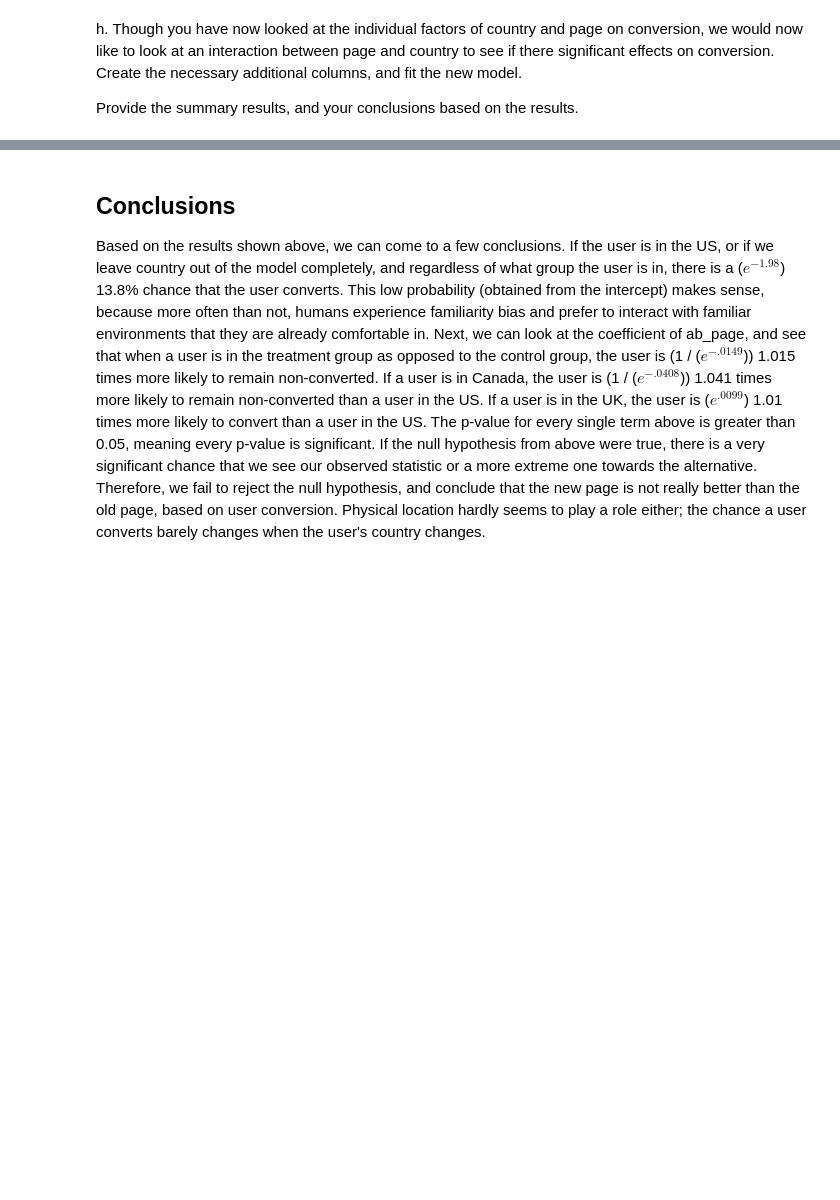
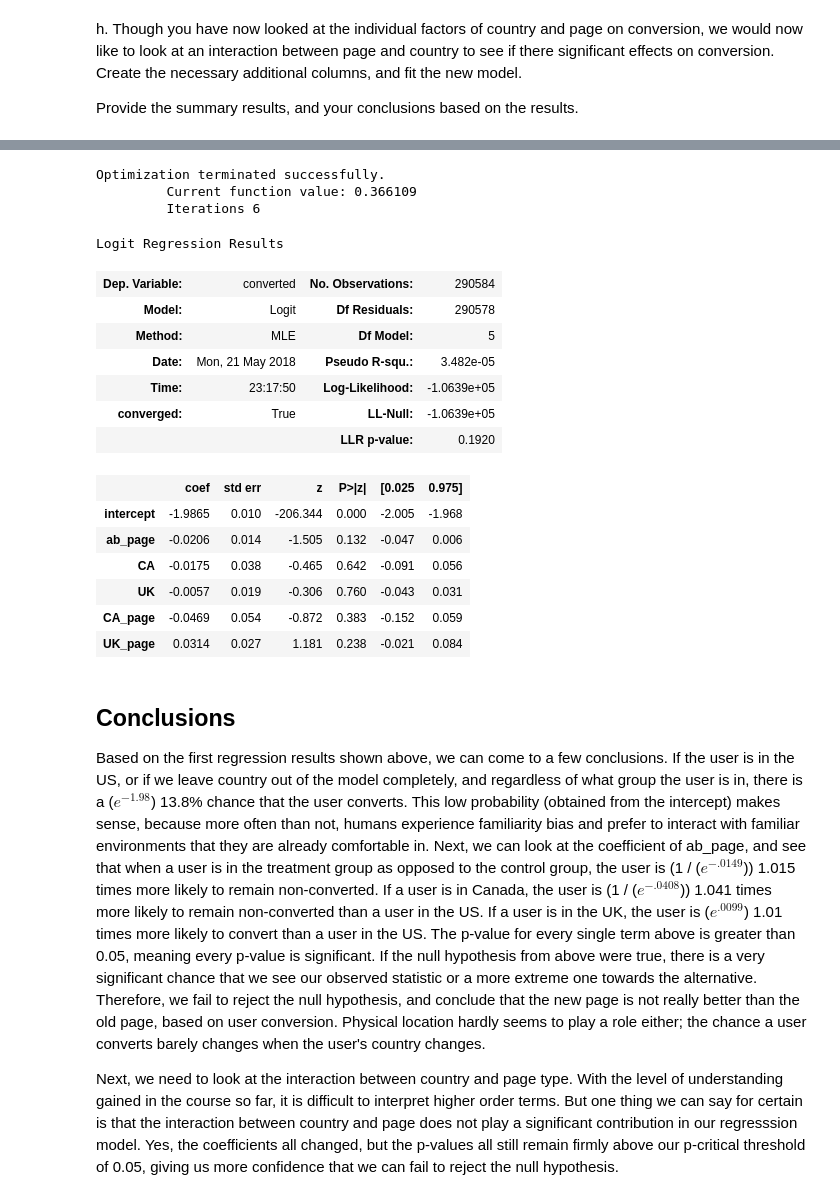
Before and after one commit to sidhantk/analyzing-ab-tests, a Jupyter notebook: Analyze_ab_test_results_notebook.ipynb, the cells around one changed output, grey strips where cells are left out. Cells and saved outputs as stored; diff of their text form; code cells hidden in the pictures; blank space fills up the shorter version.

```diff
--- a/Analyze_ab_test_results_notebook.ipynb
+++ b/Analyze_ab_test_results_notebook.ipynb
@@ -417,8 +417,37 @@ Logit Regression Results
 | ab_page | -0.0149 | 0.011 | -1.307 | 0.191 | -0.037 | 0.007 |
 | CA | -0.0408 | 0.027 | -1.516 | 0.130 | -0.093 | 0.012 |
 | UK | 0.0099 | 0.013 | 0.743 | 0.457 | -0.016 | 0.036 |
+# %%
+### Try the same, but with an interaction between country and page
+df_new['CA_page'] = df_new['CA'] * df_new['ab_page']
+df_new['UK_page'] = df_new['UK'] * df_new['ab_page']
+model = sm.Logit(df_new['converted'], df_new[['intercept', 'ab_page', 'CA', 'UK', 'CA_page', 'UK_page']])
+results = model.fit()
+results.summary()
+# %% [output]
+Optimization terminated successfully.
+         Current function value: 0.366109
+         Iterations 6
+Logit Regression Results
+| Dep. Variable: | converted | No. Observations: | 290584 |
+| Model: | Logit | Df Residuals: | 290578 |
+| Method: | MLE | Df Model: | 5 |
+| Date: | Mon, 21 May 2018 | Pseudo R-squ.: | 3.482e-05 |
+| Time: | 23:17:50 | Log-Likelihood: | -1.0639e+05 |
+| converged: | True | LL-Null: | -1.0639e+05 |
+|  |  | LLR p-value: | 0.1920 |
+|  | coef | std err | z | P>|z| | [0.025 | 0.975] |
+| intercept | -1.9865 | 0.010 | -206.344 | 0.000 | -2.005 | -1.968 |
+| ab_page | -0.0206 | 0.014 | -1.505 | 0.132 | -0.047 | 0.006 |
+| CA | -0.0175 | 0.038 | -0.465 | 0.642 | -0.091 | 0.056 |
+| UK | -0.0057 | 0.019 | -0.306 | 0.760 | -0.043 | 0.031 |
+| CA_page | -0.0469 | 0.054 | -0.872 | 0.383 | -0.152 | 0.059 |
+| UK_page | 0.0314 | 0.027 | 1.181 | 0.238 | -0.021 | 0.084 |
 # %% [markdown]
 <a id='conclusions'></a>
 ## Conclusions
 
-Based on the results shown above, we can come to a few conclusions. If the user is in the US, or if we leave country out of the model completely, and regardless of what group the user is in, there is a ($e^{-1.98}$) 13.8% chance that the user converts. This low probability (obtained from the intercept) makes sense, because more often than not, humans experience familiarity bias and prefer to interact with familiar environments that they are already comfortable in. Next, we can look at the coefficient of ab_page, and see that when a user is in the treatment group as opposed to the control group, the user is (1 / ($e^{-.0149}$)) 1.015 times more likely to remain non-converted. If a user is in Canada, the user is (1 / ($e^{-.0408}$)) 1.041 times more likely to remain non-converted than a user in the US. If a user is in the UK, the user is ($e^{.0099}$) 1.01 times more likely to convert than a user in the US. The p-value for every single term above is greater than 0.05, meaning every p-value is significant. If the null hypothesis from above were true, there is a very significant chance that we see our observed statistic or a more extreme one towards the alternative. Therefore, we fail to reject the null hypothesis, and conclude that the new page is not really better than the old page, based on user conversion. Physical location hardly seems to play a role either; the chance a user converts barely changes when the user's country changes.
+Based on the first regression results shown above, we can come to a few conclusions. If the user is in the US, or if we leave country out of the model completely, and regardless of what group the user is in, there is a ($e^{-1.98}$) 13.8% chance that the user converts. This low probability (obtained from the intercept) makes sense, because more often than not, humans experience familiarity bias and prefer to interact with familiar environments that they are already comfortable in. Next, we can look at the coefficient of ab_page, and see that when a user is in the treatment group as opposed to the control group, the user is (1 / ($e^{-.0149}$)) 1.015 times more likely to remain non-converted. If a user is in Canada, the user is (1 / ($e^{-.0408}$)) 1.041 times more likely to remain non-converted than a user in the US. If a user is in the UK, the user is ($e^{.0099}$) 1.01 times more likely to convert than a user in the US. The p-value for every single term above is greater than 0.05, meaning every p-value is significant. If the null hypothesis from above were true, there is a very significant chance that we see our observed statistic or a more extreme one towards the alternative. Therefore, we fail to reject the null hypothesis, and conclude that the new page is not really better than the old page, based on user conversion. Physical location hardly seems to play a role either; the chance a user converts barely changes when the user's country changes.
+
+
+Next, we need to look at the interaction between country and page type. With the level of understanding gained in the course so far, it is difficult to interpret higher order terms. But one thing we can say for certain is that the interaction between country and page does not play a significant contribution in our regresssion model. Yes, the coefficients all changed, but the p-values all still remain firmly above our p-critical threshold of 0.05, giving us more confidence that we can fail to reject the null hypothesis.
```
Also changed, not shown: parts of 10 cells of this notebook.
